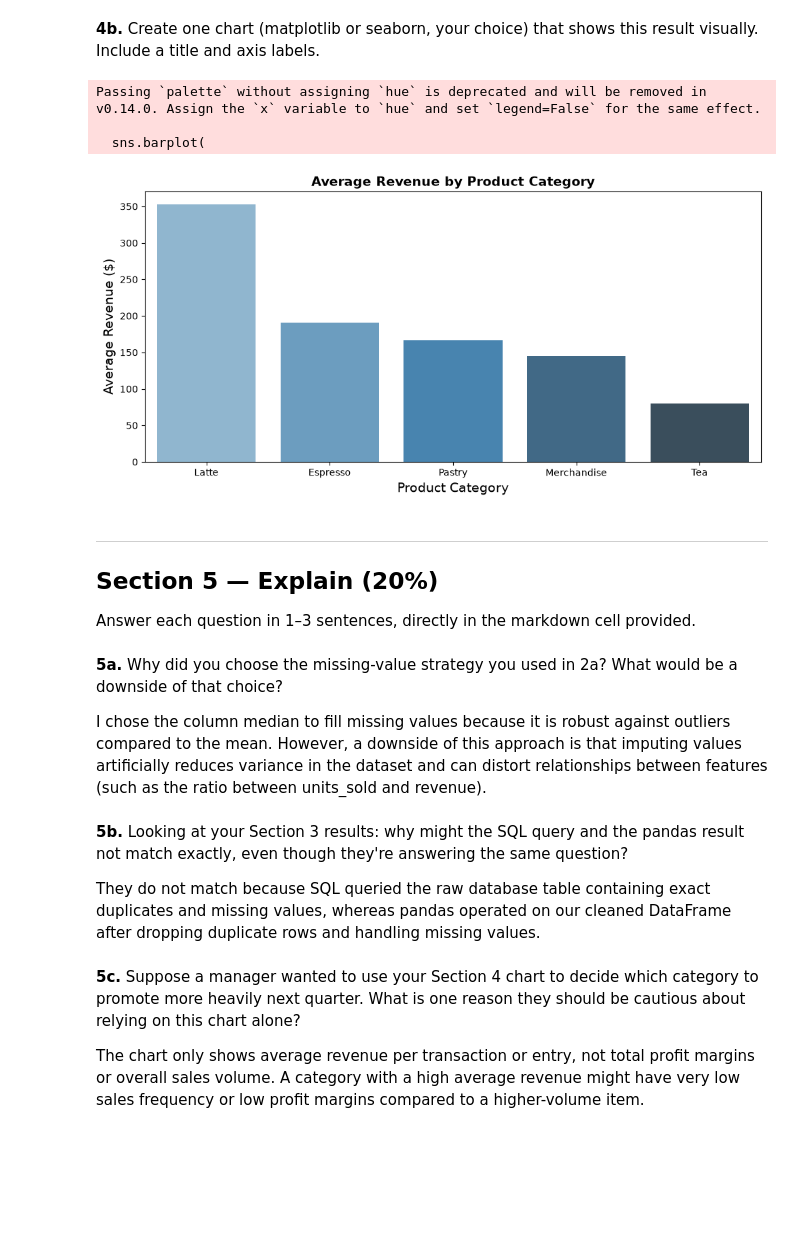
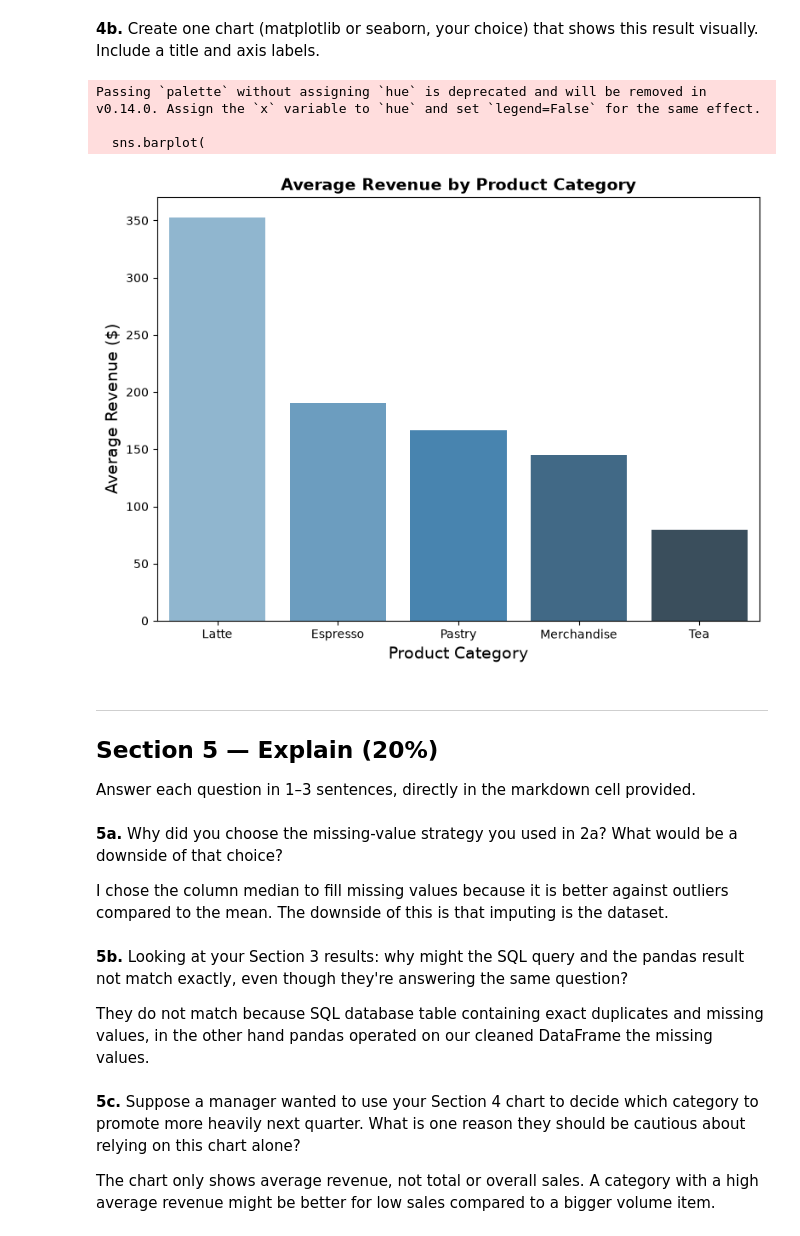
Before and after one commit to NicolasVA90/DSA_504_excercise, a Jupyter notebook: Midterm Exam/DSA504_Midterm_Exam.ipynb, the cells around one changed output. Cells and saved outputs as stored; diff of their text form; code cells hidden in the pictures; blank space fills up the shorter version.

```diff
--- a/Midterm Exam/DSA504_Midterm_Exam.ipynb
+++ b/Midterm Exam/DSA504_Midterm_Exam.ipynb
@@ -270,25 +261,25 @@ print(avg_rev_by_cat)
 **4b.** Create one chart (matplotlib or seaborn, your choice) that shows this result visually. Include a title and axis labels.
 # %%
 # 4b — your code here
-plt.figure(figsize=(10, 5))
+plt.figure(figsize=(8, 6))
 sns.barplot(
     data=avg_rev_by_cat,
     x="category_clean",
     y="revenue",
     palette="Blues_d"
 )
 
 plt.title("Average Revenue by Product Category", fontsize=14, fontweight="bold")
 plt.xlabel("Product Category", fontsize=14)
 plt.ylabel("Average Revenue ($)", fontsize=14)
 plt.xticks(rotation=0)
 plt.tight_layout()
 plt.show()
 # %% [output]
 Passing `palette` without assigning `hue` is deprecated and will be removed in v0.14.0. Assign the `x` variable to `hue` and set `legend=False` for the same effect.
 
   sns.barplot(
-[figure, old version]
+[figure, new version]
 # %% [markdown]
 ---
 ## Section 5 — Explain (20%)
@@ -297,12 +288,12 @@ Answer each question in 1–3 sentences, directly in the markdown cell provided.
 # %% [markdown]
 **5a.** Why did you choose the missing-value strategy you used in 2a? What would be a downside of that choice?
 
-I chose the column median to fill missing values because it is robust against outliers compared to the mean. However, a downside of this approach is that imputing values artificially reduces variance in the dataset and can distort relationships between features (such as the ratio between units_sold and revenue).
+I chose the column median to fill missing values because it is better against outliers compared to the mean. The downside of this is that imputing is the dataset.
 # %% [markdown]
 **5b.** Looking at your Section 3 results: why might the SQL query and the pandas result not match exactly, even though they're answering the same question?
 
-They do not match because SQL queried the raw database table containing exact duplicates and missing values, whereas pandas operated on our cleaned DataFrame after dropping duplicate rows and handling missing values.
+They do not match because SQL database table containing exact duplicates and missing values, in the other hand pandas operated on our cleaned DataFrame the missing values.
 # %% [markdown]
 **5c.** Suppose a manager wanted to use your Section 4 chart to decide which category to promote more heavily next quarter. What is one reason they should be cautious about relying on this chart alone?
 
-The chart only shows average revenue per transaction or entry, not total profit margins or overall sales volume. A category with a high average revenue might have very low sales frequency or low profit margins compared to a higher-volume item.
+The chart only shows average revenue, not total or overall sales. A category with a high average revenue might be better for low sales compared to a bigger volume item.
```
Also changed, not shown: parts of 6 cells of this notebook.
